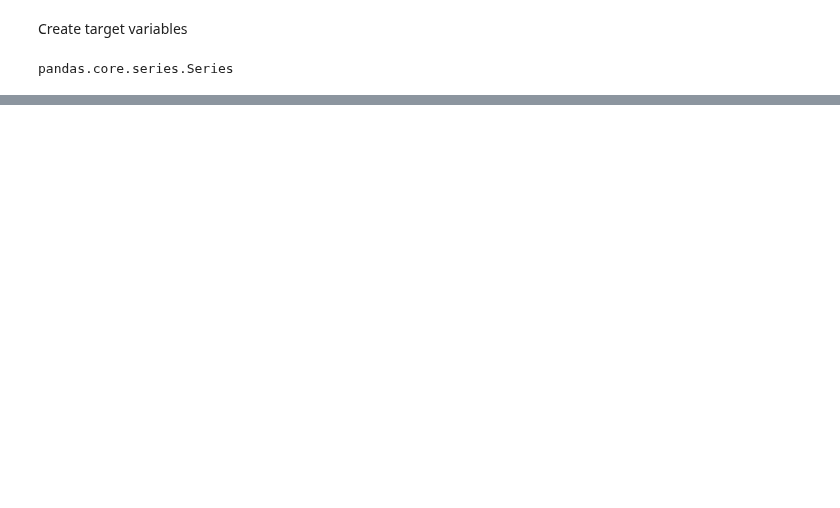
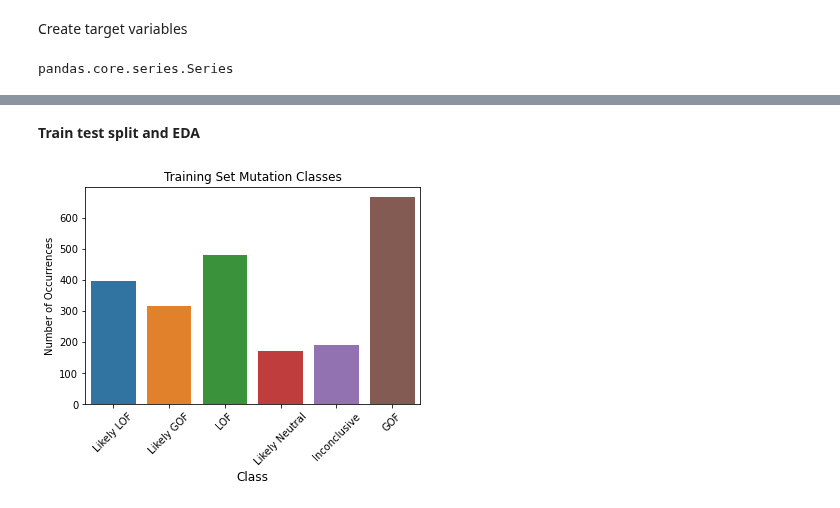
Before and after one commit to Shredder42/mutations, a Jupyter notebook: analysis.ipynb, the cells around one changed output, grey strips where cells are left out. Cells and saved outputs as stored; diff of their text form; code cells hidden in the pictures; blank space fills up the shorter version.

```diff
--- a/analysis.ipynb
+++ b/analysis.ipynb
@@ -261,0 +284,10 @@ KeyError: 'Class_1'
+# %% [markdown]
+**Train test split and EDA**
+# %%
+# train test split first
+X_train, X_test, y_train, y_test = train_test_split(text_list, y, test_size=.3, random_state=88, stratify=y)
+# %%
+classes_plot(y_train, 'Training Set Mutation Classes')
+plt.savefig('img/training_set_mutation_classes.png')
+# %% [output]
+[figure, added]
```
Also changed, not shown: parts of 80 cells of this notebook, 7 other files.
